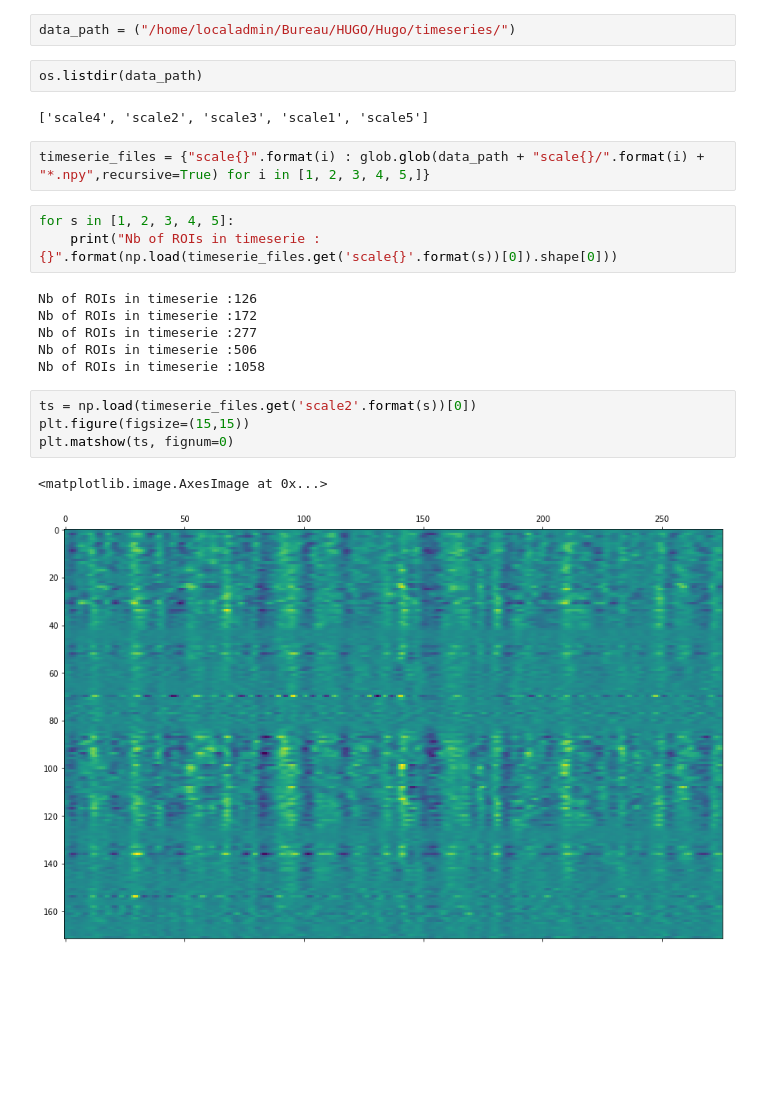
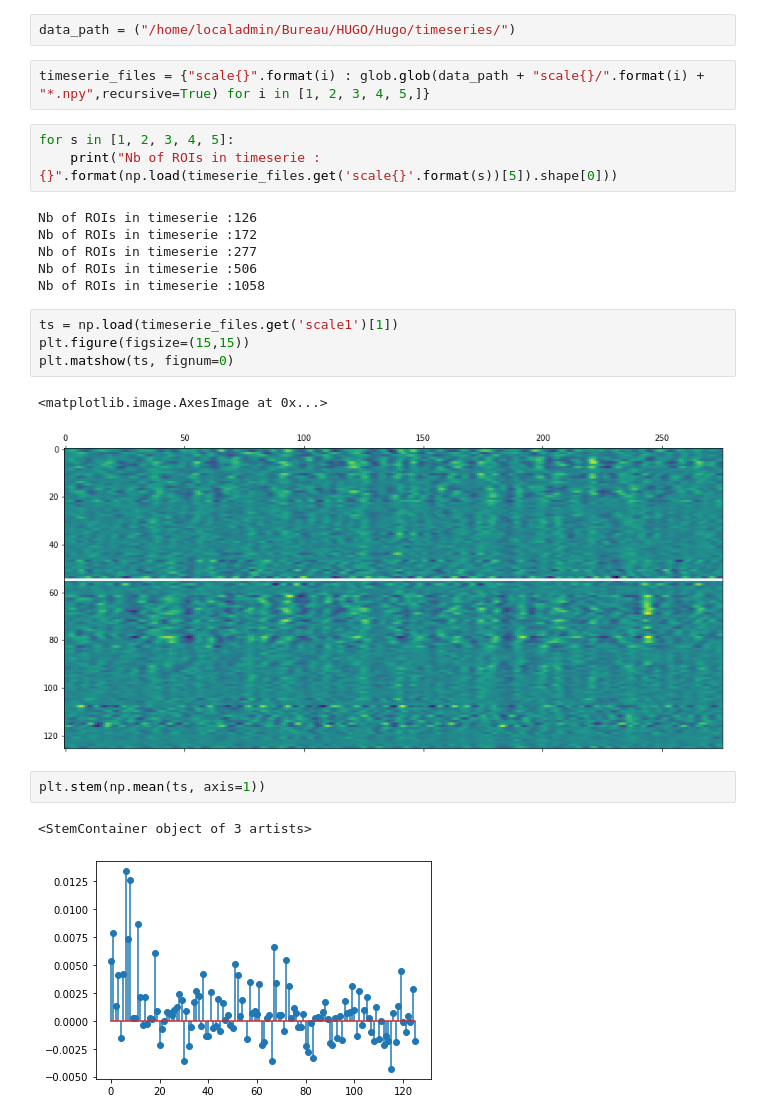
Before and after one commit to hugofluhr/gsp_neuro, a Jupyter notebook: notebooks/timeseries_xplore.ipynb, the cells around one changed output. Saved outputs shown, nothing was run; the diff lists cells and outputs as text; blank space fills up the shorter version.

```diff
--- a/notebooks/timeseries_xplore.ipynb
+++ b/notebooks/timeseries_xplore.ipynb
@@ -4,15 +4,11 @@ import glob
 from matplotlib import pyplot as plt
 # %%
 data_path = ("/home/localadmin/Bureau/HUGO/Hugo/timeseries/")
-# %%
-os.listdir(data_path)
-# %% [output]
-['scale4', 'scale2', 'scale3', 'scale1', 'scale5']
 # %%
 timeserie_files = {"scale{}".format(i) : glob.glob(data_path + "scale{}/".format(i) + "*.npy",recursive=True) for i in [1, 2, 3, 4, 5,]}
 # %%
 for s in [1, 2, 3, 4, 5]:
-    print("Nb of ROIs in timeserie :{}".format(np.load(timeserie_files.get('scale{}'.format(s))[0]).shape[0]))
+    print("Nb of ROIs in timeserie :{}".format(np.load(timeserie_files.get('scale{}'.format(s))[5]).shape[0]))
 # %% [output]
 Nb of ROIs in timeserie :126
 Nb of ROIs in timeserie :172
@@ -20,9 +16,14 @@ Nb of ROIs in timeserie :277
 Nb of ROIs in timeserie :506
 Nb of ROIs in timeserie :1058
 # %%
-ts = np.load(timeserie_files.get('scale2'.format(s))[0])
+ts = np.load(timeserie_files.get('scale1')[1])
 plt.figure(figsize=(15,15))
 plt.matshow(ts, fignum=0)
 # %% [output]
 <matplotlib.image.AxesImage at 0x...>
-[figure, old version]
+[figure, new version]
+# %%
+plt.stem(np.mean(ts, axis=1))
+# %% [output]
+<StemContainer object of 3 artists>
+[figure, added]
```
Also changed, not shown: parts of 1 cell of this notebook, 2 other files.
